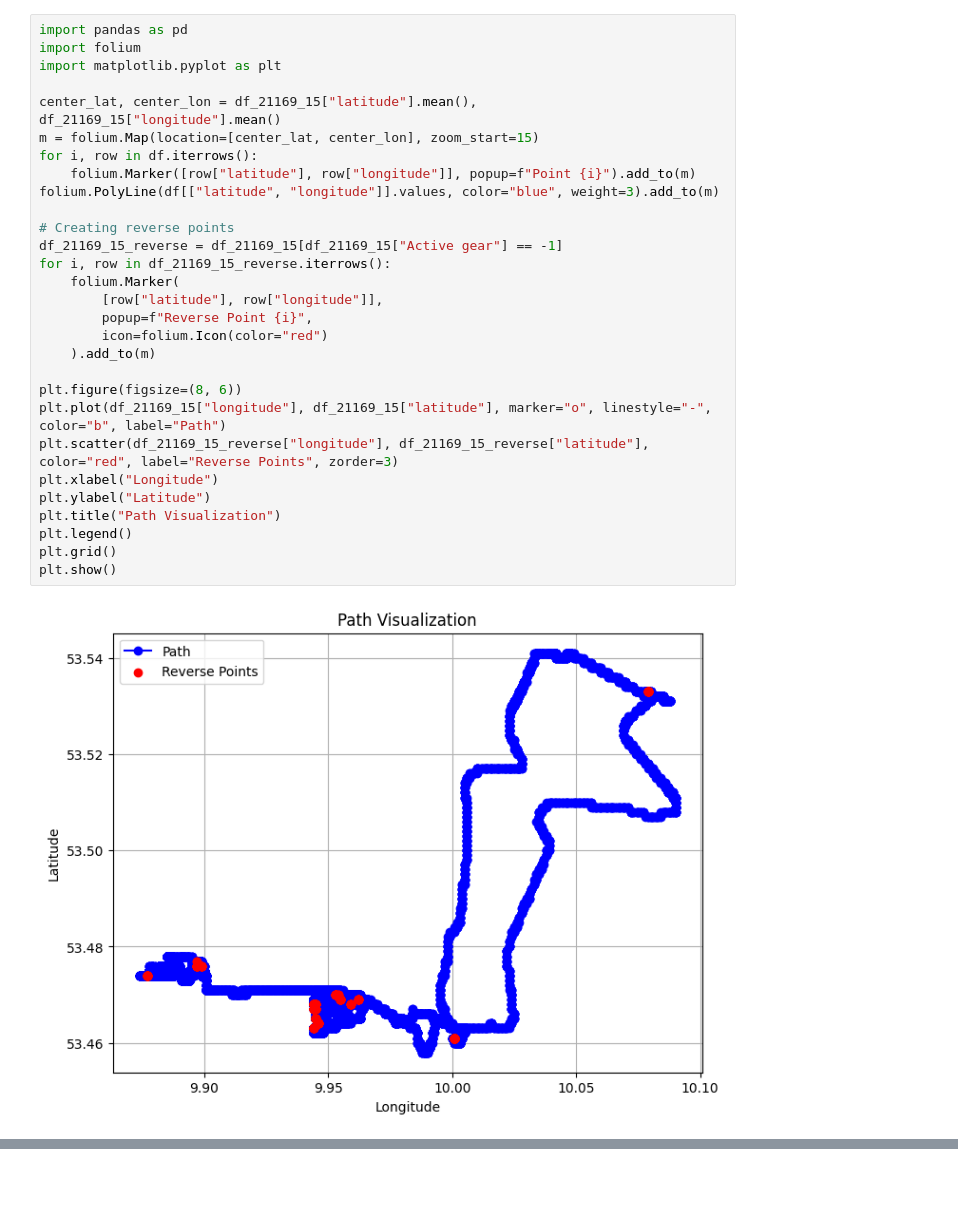
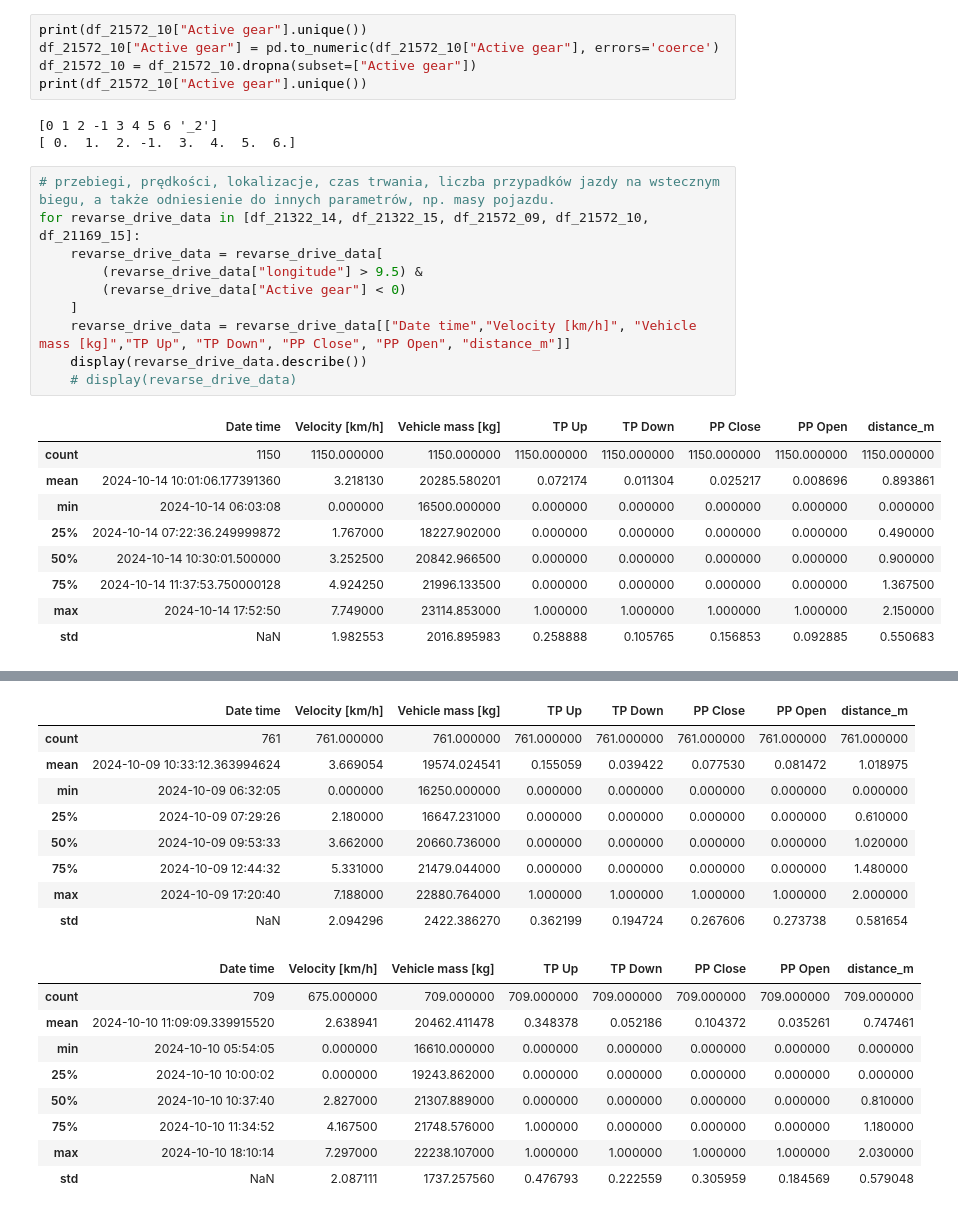
Before and after one commit to Siekla/Recrutation_task, a Jupyter notebook: RD_Analysis_1.ipynb, the cells around one changed output, grey strips where cells are left out. Saved outputs shown, nothing was run; the diff lists cells and outputs as text; blank space fills up the shorter version.

```diff
--- a/RD_Analysis_1.ipynb
+++ b/RD_Analysis_1.ipynb
@@ -180,31 +13,28 @@ plt.show()
-# %%
-import pandas as pd
-import folium
-import matplotlib.pyplot as plt
-
-center_lat, center_lon = df_21169_15["latitude"].mean(), df_21169_15["longitude"].mean()
-m = folium.Map(location=[center_lat, center_lon], zoom_start=15)
-for i, row in df.iterrows():
-    folium.Marker([row["latitude"], row["longitude"]], popup=f"Point {i}").add_to(m)
-folium.PolyLine(df[["latitude", "longitude"]].values, color="blue", weight=3).add_to(m)
-
-# Creating reverse points
-df_21169_15_reverse = df_21169_15[df_21169_15["Active gear"] == -1]
-for i, row in df_21169_15_reverse.iterrows():
-    folium.Marker(
-        [row["latitude"], row["longitude"]],
-        popup=f"Reverse Point {i}",
-        icon=folium.Icon(color="red")
-    ).add_to(m)
-
-plt.figure(figsize=(8, 6))
-plt.plot(df_21169_15["longitude"], df_21169_15["latitude"], marker="o", linestyle="-", color="b", label="Path")
-plt.scatter(df_21169_15_reverse["longitude"], df_21169_15_reverse["latitude"], color="red", label="Reverse Points", zorder=3)
-plt.xlabel("Longitude")
-plt.ylabel("Latitude")
-plt.title("Path Visualization")
-plt.legend()
-plt.grid()
-plt.show()
-# %% [output]
-[figure, removed]
+# %%
+print(df_21572_10["Active gear"].unique())
+df_21572_10["Active gear"] = pd.to_numeric(df_21572_10["Active gear"], errors='coerce')
+df_21572_10 = df_21572_10.dropna(subset=["Active gear"])
+print(df_21572_10["Active gear"].unique())
+# %% [output]
+[0 1 2 -1 3 4 5 6 '_2']
+[ 0.  1.  2. -1.  3.  4.  5.  6.]
+# %%
+# przebiegi, prędkości, lokalizacje, czas trwania, liczba przypadków jazdy na wstecznym biegu, a także odniesienie do innych parametrów, np. masy pojazdu.
+for revarse_drive_data in [df_21322_14, df_21322_15, df_21572_09, df_21572_10, df_21169_15]:
+    revarse_drive_data = revarse_drive_data[
+        (revarse_drive_data["longitude"] > 9.5) &
+        (revarse_drive_data["Active gear"] < 0)
+    ]
+    revarse_drive_data = revarse_drive_data[["Date time","Velocity [km/h]", "Vehicle mass [kg]","TP Up", "TP Down", "PP Close", "PP Open", "distance_m"]]
+    display(revarse_drive_data.describe())
+    # display(revarse_drive_data)
+# %% [output]
+|  | Date time | Velocity [km/h] | Vehicle mass [kg] | TP Up | TP Down | PP Close | PP Open | distance_m |
+| count | 1150 | 1150.000000 | 1150.000000 | 1150.000000 | 1150.000000 | 1150.000000 | 1150.000000 | 1150.000000 |
+| mean | 2024-10-14 10:01:06.177391360 | 3.218130 | 20285.580201 | 0.072174 | 0.011304 | 0.025217 | 0.008696 | 0.893861 |
+| min | 2024-10-14 06:03:08 | 0.000000 | 16500.000000 | 0.000000 | 0.000000 | 0.000000 | 0.000000 | 0.000000 |
+| 25% | 2024-10-14 07:22:36.249999872 | 1.767000 | 18227.902000 | 0.000000 | 0.000000 | 0.000000 | 0.000000 | 0.490000 |
+| 50% | 2024-10-14 10:30:01.500000 | 3.252500 | 20842.966500 | 0.000000 | 0.000000 | 0.000000 | 0.000000 | 0.900000 |
+| 75% | 2024-10-14 11:37:53.750000128 | 4.924250 | 21996.133500 | 0.000000 | 0.000000 | 0.000000 | 0.000000 | 1.367500 |
+| max | 2024-10-14 17:52:50 | 7.749000 | 23114.853000 | 1.000000 | 1.000000 | 1.000000 | 1.000000 | 2.150000 |
+| std | NaN | 1.982553 | 2016.895983 | 0.258888 | 0.105765 | 0.156853 | 0.092885 | 0.550683 |
@@ -210,0 +50,18 @@ plt.show()
+|  | Date time | Velocity [km/h] | Vehicle mass [kg] | TP Up | TP Down | PP Close | PP Open | distance_m |
+| count | 761 | 761.000000 | 761.000000 | 761.000000 | 761.000000 | 761.000000 | 761.000000 | 761.000000 |
+| mean | 2024-10-09 10:33:12.363994624 | 3.669054 | 19574.024541 | 0.155059 | 0.039422 | 0.077530 | 0.081472 | 1.018975 |
+| min | 2024-10-09 06:32:05 | 0.000000 | 16250.000000 | 0.000000 | 0.000000 | 0.000000 | 0.000000 | 0.000000 |
+| 25% | 2024-10-09 07:29:26 | 2.180000 | 16647.231000 | 0.000000 | 0.000000 | 0.000000 | 0.000000 | 0.610000 |
+| 50% | 2024-10-09 09:53:33 | 3.662000 | 20660.736000 | 0.000000 | 0.000000 | 0.000000 | 0.000000 | 1.020000 |
+| 75% | 2024-10-09 12:44:32 | 5.331000 | 21479.044000 | 0.000000 | 0.000000 | 0.000000 | 0.000000 | 1.480000 |
+| max | 2024-10-09 17:20:40 | 7.188000 | 22880.764000 | 1.000000 | 1.000000 | 1.000000 | 1.000000 | 2.000000 |
+| std | NaN | 2.094296 | 2422.386270 | 0.362199 | 0.194724 | 0.267606 | 0.273738 | 0.581654 |
+|  | Date time | Velocity [km/h] | Vehicle mass [kg] | TP Up | TP Down | PP Close | PP Open | distance_m |
+| count | 709 | 675.000000 | 709.000000 | 709.000000 | 709.000000 | 709.000000 | 709.000000 | 709.000000 |
+| mean | 2024-10-10 11:09:09.339915520 | 2.638941 | 20462.411478 | 0.348378 | 0.052186 | 0.104372 | 0.035261 | 0.747461 |
+| min | 2024-10-10 05:54:05 | 0.000000 | 16610.000000 | 0.000000 | 0.000000 | 0.000000 | 0.000000 | 0.000000 |
+| 25% | 2024-10-10 10:00:02 | 0.000000 | 19243.862000 | 0.000000 | 0.000000 | 0.000000 | 0.000000 | 0.000000 |
+| 50% | 2024-10-10 10:37:40 | 2.827000 | 21307.889000 | 0.000000 | 0.000000 | 0.000000 | 0.000000 | 0.810000 |
+| 75% | 2024-10-10 11:34:52 | 4.167500 | 21748.576000 | 1.000000 | 0.000000 | 0.000000 | 0.000000 | 1.180000 |
+| max | 2024-10-10 18:10:14 | 7.297000 | 22238.107000 | 1.000000 | 1.000000 | 1.000000 | 1.000000 | 2.030000 |
+| std | NaN | 2.087111 | 1737.257560 | 0.476793 | 0.222559 | 0.305959 | 0.184569 | 0.579048 |
```
Also changed, not shown: parts of 10 cells of this notebook, 9 other files.
